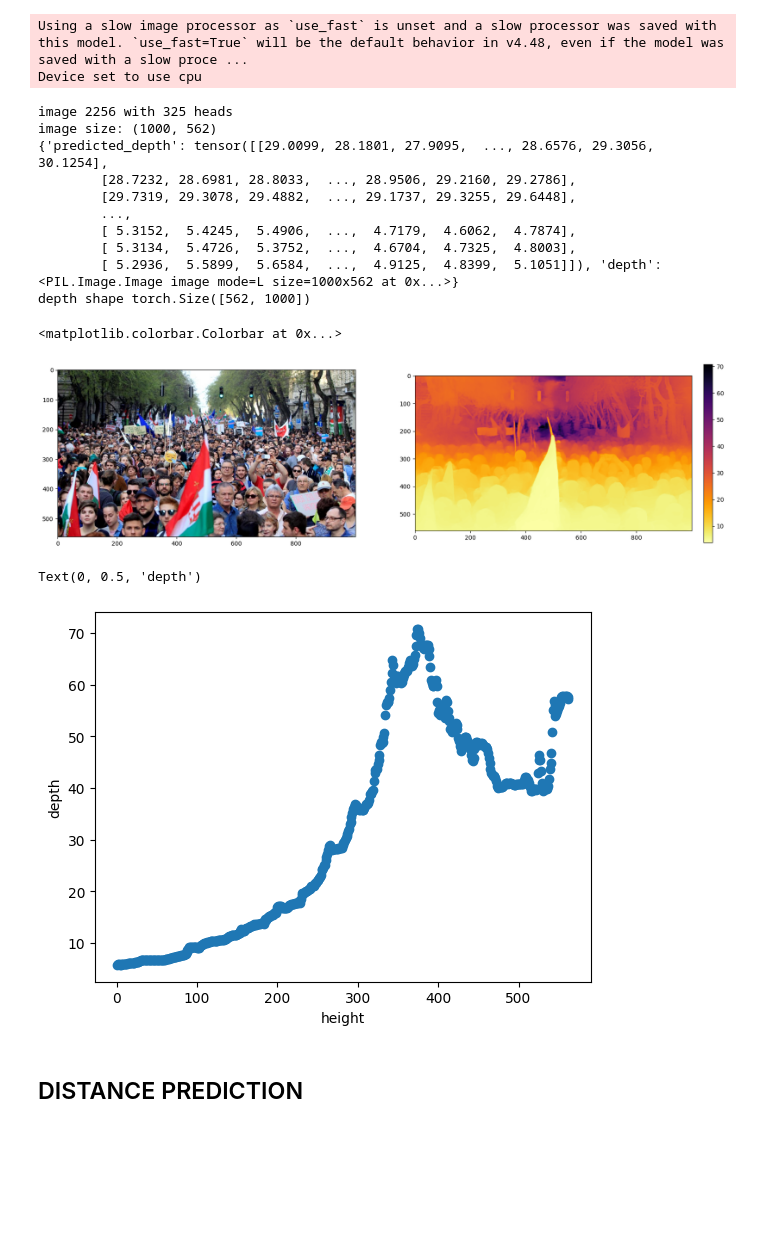
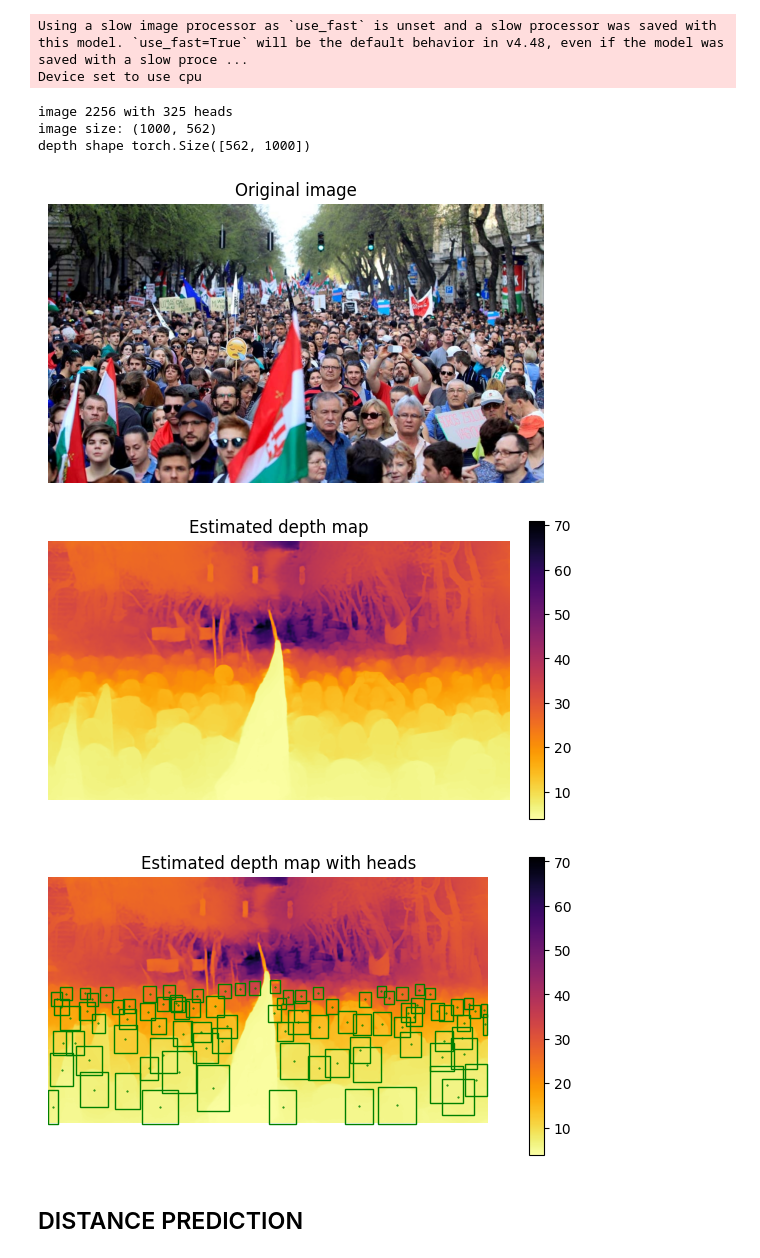
Before and after one commit to Safe-Band/people-detection-and-distance-estimation-inside-monocular-image, a Jupyter notebook: main.ipynb, the cells around one changed output. Drawn from its saved outputs; the diff is of its cells as text; code cells hidden in the pictures; blank space fills up the shorter version.

```diff
--- a/main.ipynb
+++ b/main.ipynb
@@ -85,53 +86,59 @@ Device set to use cpu
 # %%
 
 # 1555,
-
 img = Image.open(image_path)
 print(f"image {info['filename']} with {info['total-count']} heads")
 print("image size:", img.size)
 result = pipe(img)
-print(result)
 depth = result["predicted_depth"]
 print("depth shape",depth.shape)
-
-fig, axes = plt.subplots(1, 2, figsize=(20, 10))
-DB.show_img(img,ax=axes[0])
-# DB.show_headboxes(heads, ax=axes[0])
-im2 = axes[1].imshow(depth, cmap='inferno_r' )
-fig.colorbar(im2, ax=axes[1], fraction=0.03, pad=0.04)
 # %% [output]
 image 2256 with 325 heads
 image size: (1000, 562)
-{'predicted_depth': tensor([[29.0099, 28.1801, 27.9095,  ..., 28.6576, 29.3056, 30.1254],
-        [28.7232, 28.6981, 28.8033,  ..., 28.9506, 29.2160, 29.2786],
-        [29.7319, 29.3078, 29.4882,  ..., 29.1737, 29.3255, 29.6448],
-        ...,
-        [ 5.3152,  5.4245,  5.4906,  ...,  4.7179,  4.6062,  4.7874],
-        [ 5.3134,  5.4726,  5.3752,  ...,  4.6704,  4.7325,  4.8003],
-        [ 5.2936,  5.5899,  5.6584,  ...,  4.9125,  4.8399,  5.1051]]), 'depth': <PIL.Image.Image image mode=L size=1000x562 at 0x...>}
 depth shape torch.Size([562, 1000])
-<matplotlib.colorbar.Colorbar at 0x...>
-[figure, removed]
+# %%
+# show result
+figure = plt.figure()
+ax = figure.subplots()
+DB.show_img(img,ax=ax)
+ax.set_title(f"Original image")
+ax.set_axis_off()
+# DB.show_headboxes(heads, ax=axes[0])
+figure = plt.figure()
+ax = figure.subplots()
+im2 = ax.imshow(depth, cmap='inferno_r' )
+fig.colorbar(im2, ax=ax, fraction=0.03, pad=0.04)
+ax.set_title(f"Estimated depth map")
+ax.set_axis_off()
+
+figure = plt.figure()
+ax = figure.subplots()
+im2 = ax.imshow(depth, cmap='inferno_r' )
+fig.colorbar(im2, ax=ax, fraction=0.03, pad=0.04)
+DB.show_headboxes(detected_heads, ax=ax)
+ax.set_title(f"Estimated depth map with heads")
+ax.set_axis_off()
+# %% [output]
+[figure, added]
+[figure, added]
+[figure, added]
 # %%
 # angle estimation:
 
 # height according to the depth map
 
-img.size, depth.size
-heights = []
-depths = []
-for h in range(0, depth.shape[0]):
-    # for w in range(0, depth.size[0], 10):
-    depths.append(max([ depth[h, w] for w in range(0, depth.shape[1], 5)]))
-    heights.append(depth.shape[0]-h)
+# img.size, depth.size
+# heights = []
+# depths = []
+# for h in range(0, depth.shape[0]):
+#     # for w in range(0, depth.size[0], 10):
+#     depths.append(max([ depth[h, w] for w in range(0, depth.shape[1], 5)]))
+#     heights.append(depth.shape[0]-h)
 
-plt.scatter(heights, depths)
-plt.xlabel("height")
-plt.ylabel("depth")
+# plt.scatter(heights, depths)
+# plt.xlabel("height")
+# plt.ylabel("depth")
 # for h in range(0)
-# %% [output]
-Text(0, 0.5, 'depth')
-[figure, removed]
 # %% [markdown]
 ## DISTANCE PREDICTION
 # %% [markdown]
```
Also changed, not shown: parts of 7 cells of this notebook, 15 other files.
